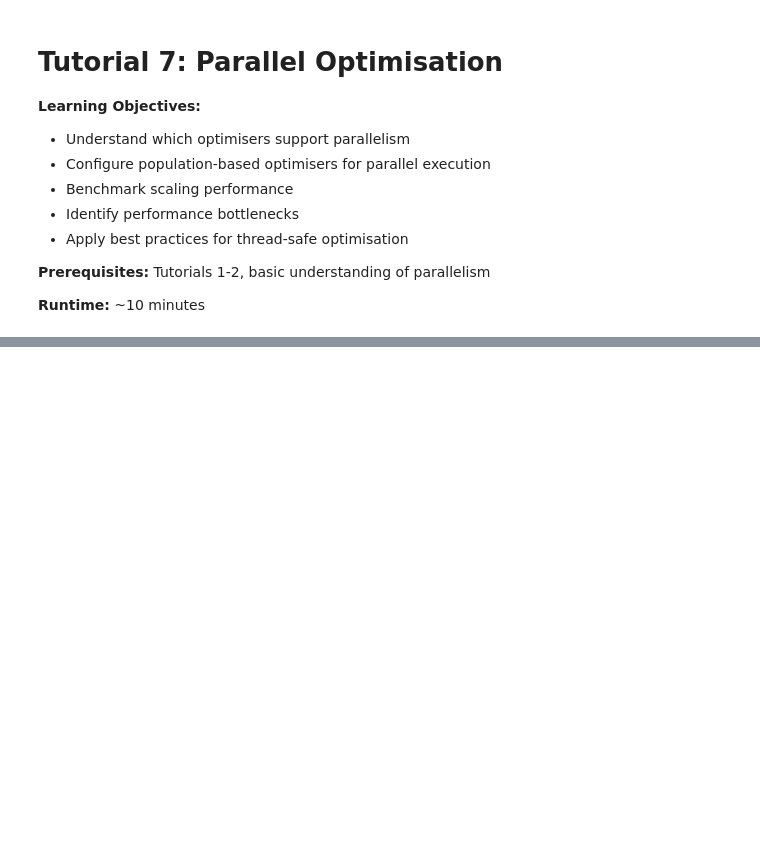
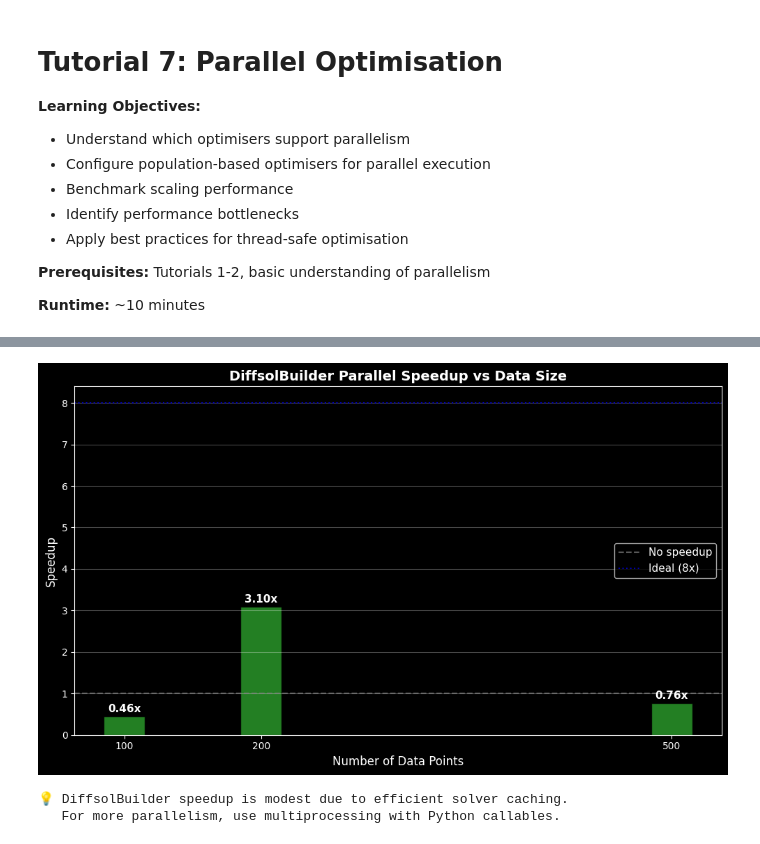
Before and after one commit to BradyPlanden/diffid, a Jupyter notebook: docs/tutorials/notebooks/07_parallel_optimization.ipynb, the cells around one changed output, grey strips where cells are left out. Cells and saved outputs as stored; diff of their text form; code cells hidden in the pictures; blank space fills up the shorter version.

```diff
--- a/docs/tutorials/notebooks/07_parallel_optimization.ipynb
+++ b/docs/tutorials/notebooks/07_parallel_optimization.ipynb
@@ -577,0 +496,34 @@ CMA-ES (Large Pop)             6.81         601        0.21x
+# %%
+# Visualize DiffsolBuilder scaling
+fig, ax = plt.subplots(figsize=(10, 6))
+
+n_pts = [r["n_points"] for r in scaling_results]
+speedups_scale = [r["speedup"] for r in scaling_results]
+
+ax.bar(n_pts, speedups_scale, color="#2ca02c", alpha=0.8, edgecolor="black", width=30)
+ax.axhline(y=1.0, color="gray", linestyle="--", alpha=0.7, label="No speedup")
+ax.axhline(
+    y=n_cores, color="blue", linestyle=":", alpha=0.7, label=f"Ideal ({n_cores}x)"
+)
+
+ax.set_xlabel("Number of Data Points", fontsize=12)
+ax.set_ylabel("Speedup", fontsize=12)
+ax.set_title(
+    "DiffsolBuilder Parallel Speedup vs Data Size", fontsize=14, fontweight="bold"
+)
+ax.set_xticks(n_pts)
+ax.grid(True, axis="y", alpha=0.3)
+ax.legend(fontsize=11)
+
+for x, y in zip(n_pts, speedups_scale, strict=False):
+    ax.text(x, y + 0.1, f"{y:.2f}x", ha="center", fontsize=11, fontweight="bold")
+
+plt.tight_layout()
+plt.show()
+
+print("\n💡 DiffsolBuilder speedup is modest due to efficient solver caching.")
+print("   For more parallelism, use multiprocessing with Python callables.")
+# %% [output]
+[figure, added]
+💡 DiffsolBuilder speedup is modest due to efficient solver caching.
+   For more parallelism, use multiprocessing with Python callables.
```
Also changed, not shown: parts of 41 cells of this notebook, 30 other files.
